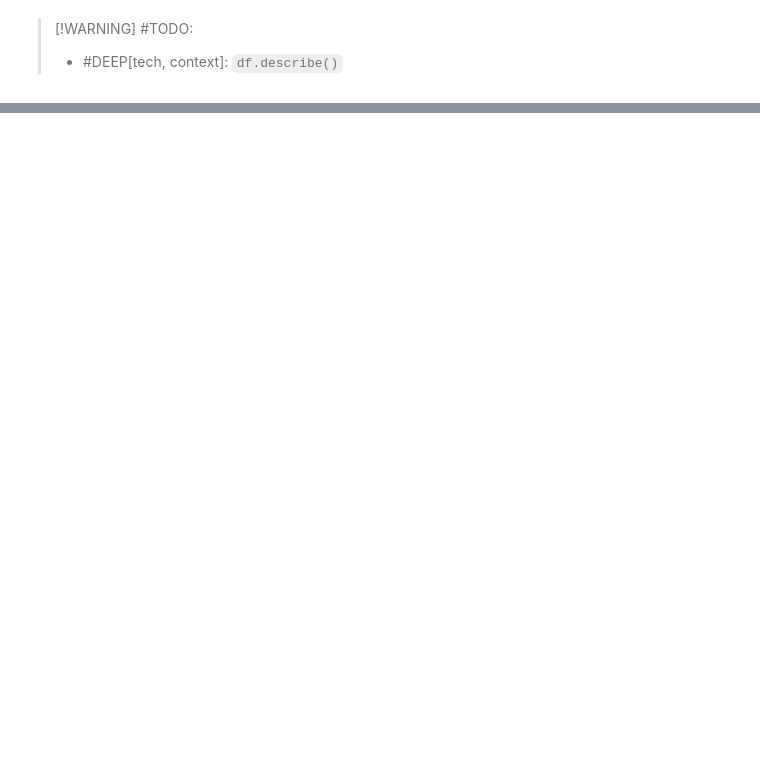
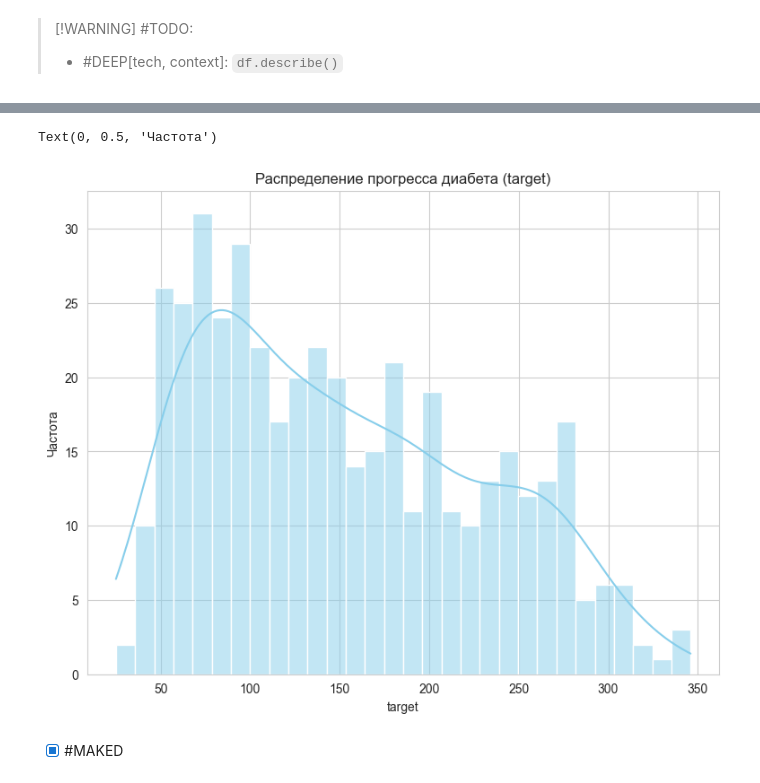
Before and after one commit to manifoldmind/Polynomial-KMeans--Diabetes-Analysis, a Jupyter notebook: __sandbox.ipynb, the cells around one changed output, grey strips where cells are left out. Drawn from its saved outputs; the diff is of its cells as text; code cells hidden in the pictures; blank space fills up the shorter version.

```diff
--- a/__sandbox.ipynb
+++ b/__sandbox.ipynb
@@ -85,0 +214,13 @@ print(df.isnull().sum())
+# %%
+# 1. Распределение целевой переменной
+plt.figure(figsize=(20,7))
+plt.subplot(1,2,1)
+sns.histplot(df['target'], bins=30, kde=True, color='skyblue')
+plt.title('Распределение прогресса диабета (target)')
+plt.xlabel('target')
+plt.ylabel('Частота')
+# %% [output]
+Text(0, 0.5, 'Частота')
+[figure, added]
+# %% [markdown]
+- [x] #MAKED
```
Also changed, not shown: parts of 9 cells of this notebook, 3 other files.
